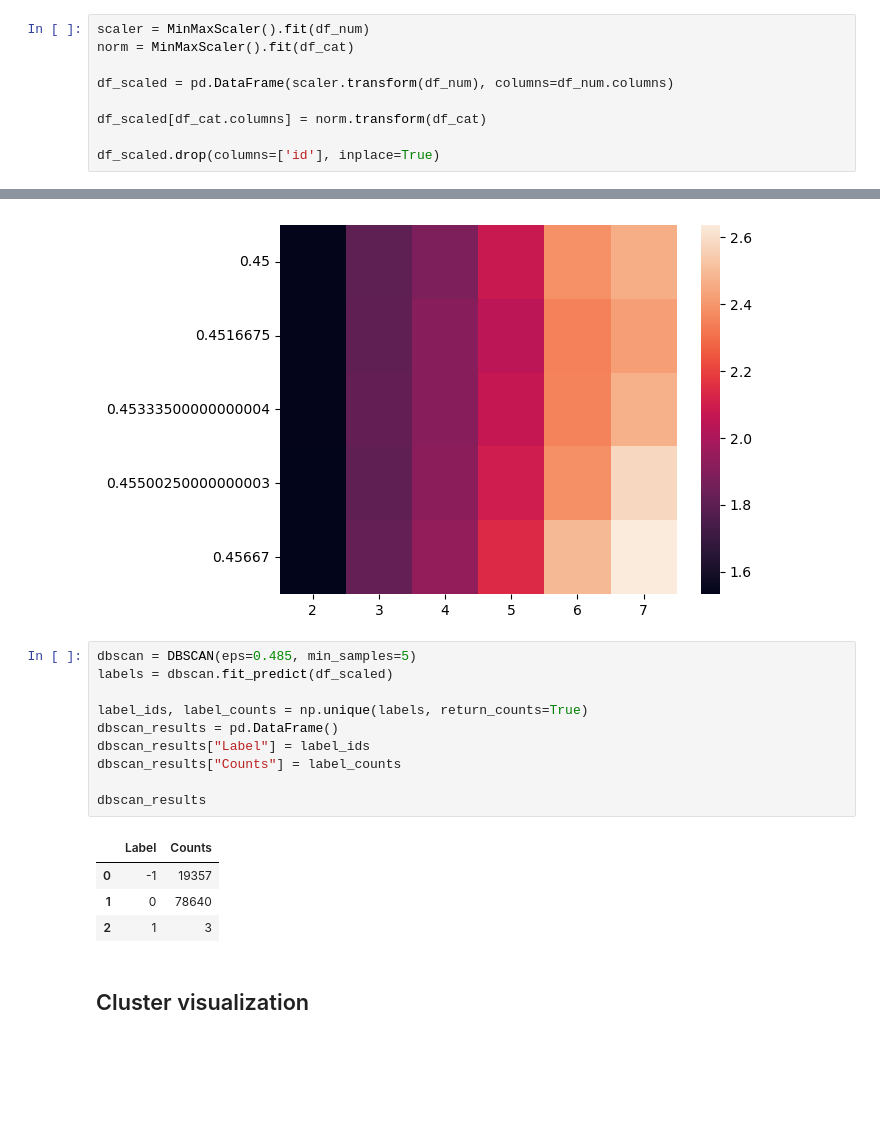
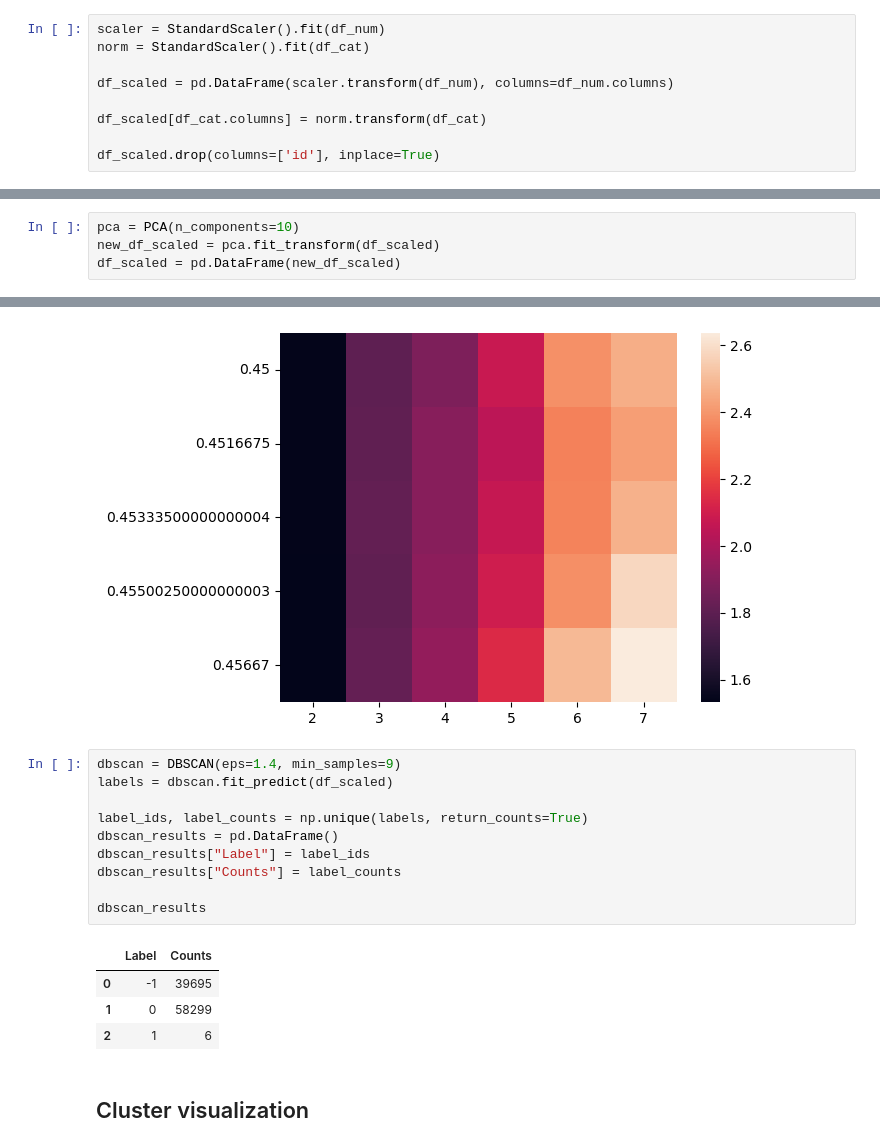
Before and after one commit to siemieniuk/dm-assignment-3, a Jupyter notebook: clustering.ipynb, the cells around one changed output, grey strips where cells are left out. Drawn from its saved outputs; the diff is of its cells as text; blank space fills up the shorter version.

```diff
--- a/clustering.ipynb
+++ b/clustering.ipynb
@@ -70,8 +71,8 @@ np.sort(df_cat.iloc[:, 6].unique())
 array([ 0,  1,  2,  3,  4,  5,  6,  7,  8,  9, 10, 11, 12, 13, 14, 15, 16,
        17, 18, 19, 20, 21, 22, 23, 24, 25, 26, 27, 28, 30])
 # %%
-scaler = MinMaxScaler().fit(df_num)
-norm = MinMaxScaler().fit(df_cat)
+scaler = StandardScaler().fit(df_num)
+norm = StandardScaler().fit(df_cat)
 
 df_scaled = pd.DataFrame(scaler.transform(df_num), columns=df_num.columns)
 
@@ -90 +91,5 @@ df_scaled.head()
 5 rows × 29 columns
+# %%
+pca = PCA(n_components=10)
+new_df_scaled = pca.fit_transform(df_scaled)
+df_scaled = pd.DataFrame(new_df_scaled)
@@ -183,20 +208,20 @@ sns.heatmap(results, xticklabels=mins_samples, yticklabels=epsilons)
 <Axes: >
 [figure]
 # %%
-dbscan = DBSCAN(eps=0.485, min_samples=5)
+dbscan = DBSCAN(eps=1.4, min_samples=9)
 labels = dbscan.fit_predict(df_scaled)
 
 label_ids, label_counts = np.unique(labels, return_counts=True)
 dbscan_results = pd.DataFrame()
 dbscan_results["Label"] = label_ids
 dbscan_results["Counts"] = label_counts
 
 dbscan_results
 # %% [output]
 |  | Label | Counts |
-| 0 | -1 | 19357 |
-| 1 | 0 | 78640 |
-| 2 | 1 | 3 |
+| 0 | -1 | 39695 |
+| 1 | 0 | 58299 |
+| 2 | 1 | 6 |
 # %% [markdown]
 ## Cluster visualization
 # %%
```
Also changed, not shown: parts of 12 cells of this notebook.
